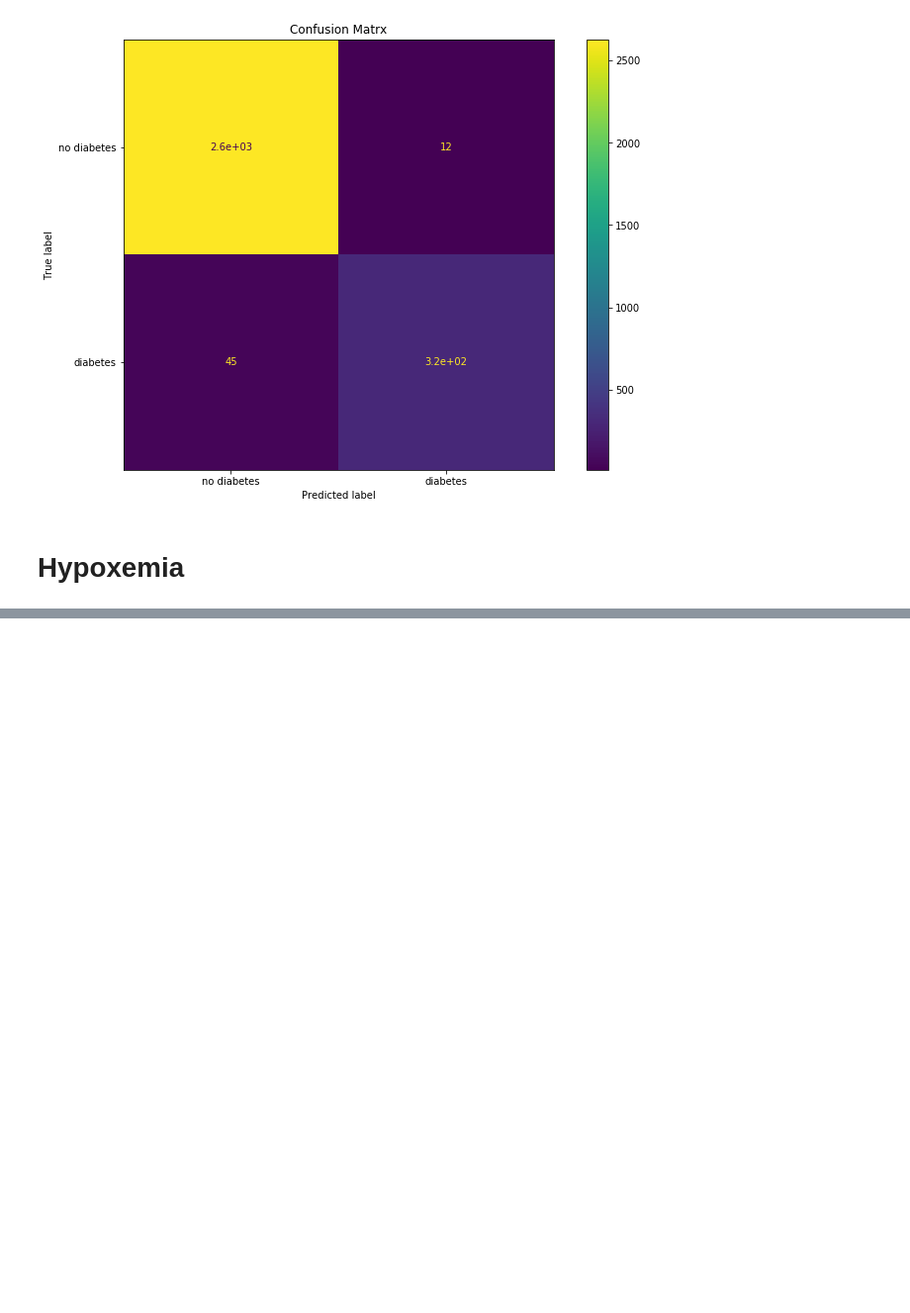
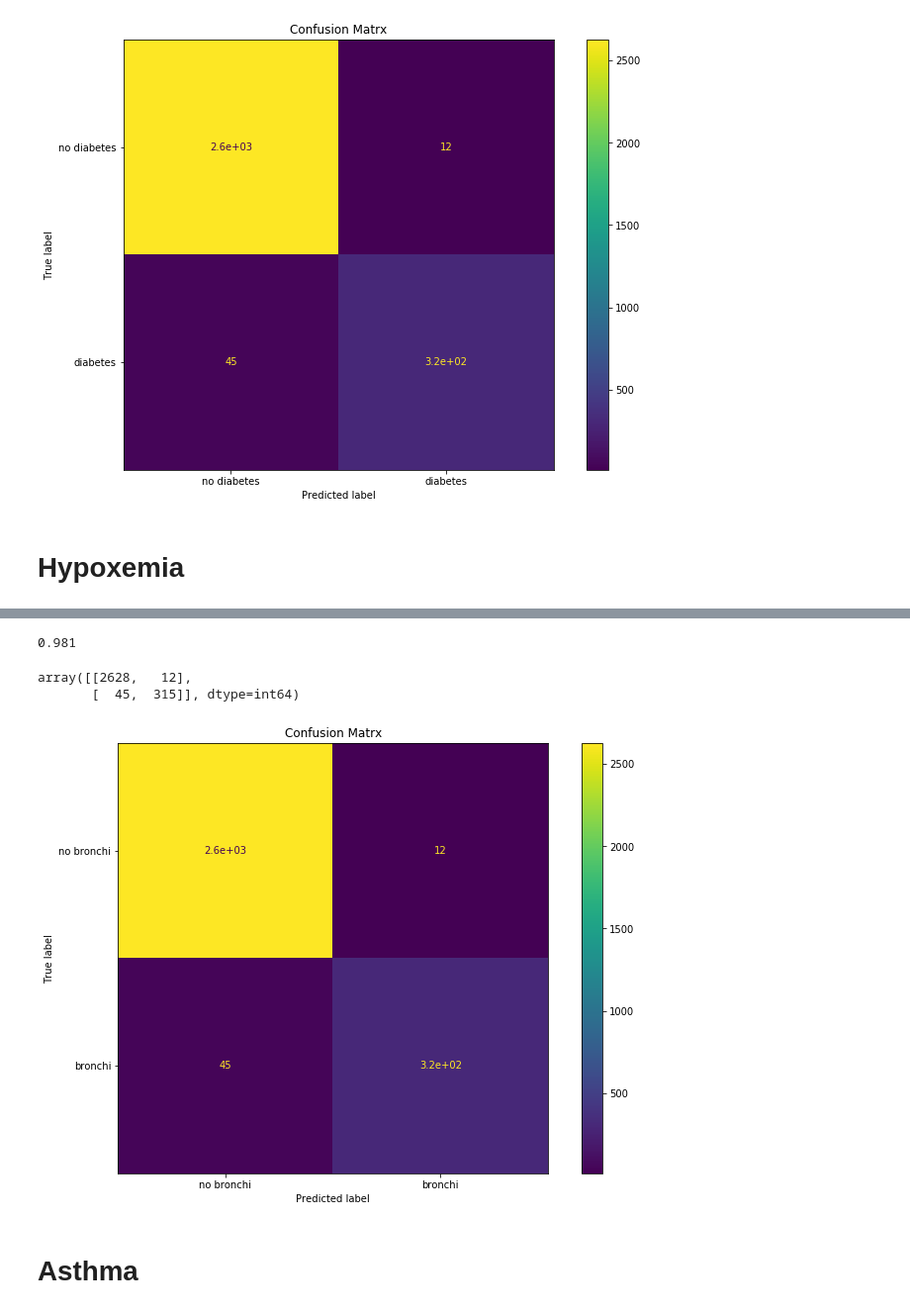
Before and after one commit to abhilashsaj/Wearable-Based-Health-Monitoring-System, a Jupyter notebook: Prediction Models.ipynb, the cells around one changed output, grey strips where cells are left out. Shown at 99% size. Cells and saved outputs as stored; diff of their text form; code cells hidden in the pictures; blank space fills up the shorter version.

Commit message:
asthma prediction model

```diff
--- a/Prediction Models.ipynb
+++ b/Prediction Models.ipynb
@@ -474,0 +475,22 @@ array([[2621,   19],
+# %%
+knn = KNeighborsClassifier(n_neighbors = 2).fit(X_train, y_train)
+
+accuracy = knn.score(X_test, y_test)
+print (accuracy)
+
+# creating a confusion matrix
+knn_predictions = knn.predict(X_test)
+cm = confusion_matrix(y_test, knn_predictions)
+
+fig, ax = plt.subplots(figsize=(12, 8))
+ax.set_title('Confusion Matrx')
+
+disp =metrics.plot_confusion_matrix(knn, X_test, y_test, display_labels= ["no bronchi", "bronchi"], ax = ax)
+disp.confusion_matrix
+# %% [output]
+0.981
+array([[2628,   12],
+       [  45,  315]], dtype=int64)
+[figure, added]
+# %% [markdown]
+# Asthma
```
Also changed, not shown: parts of 6 cells of this notebook.
